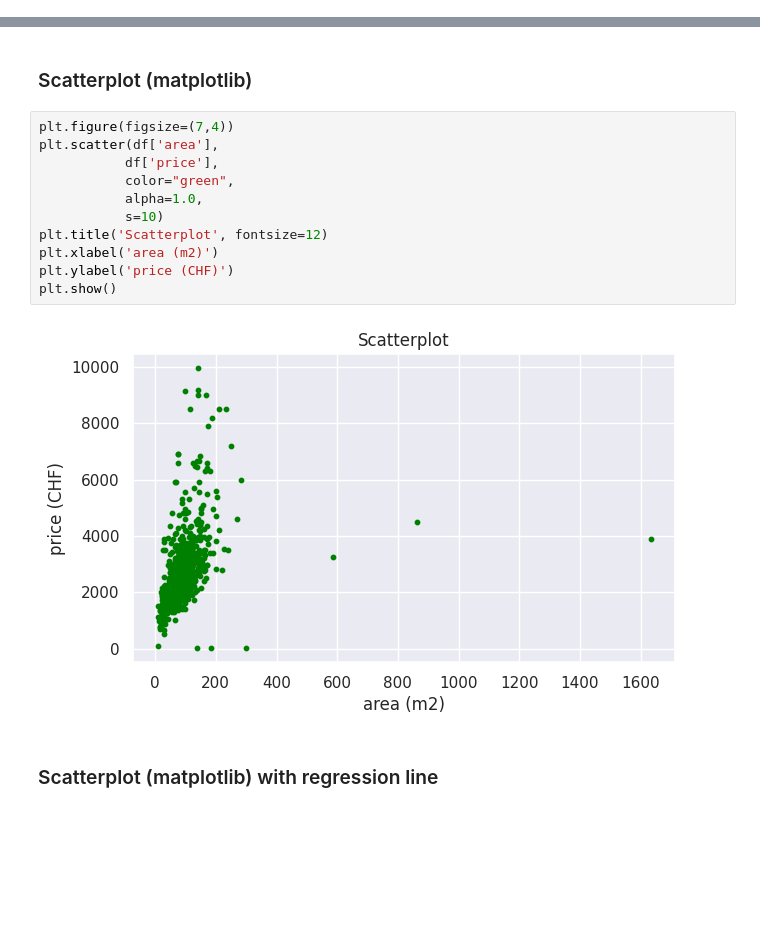
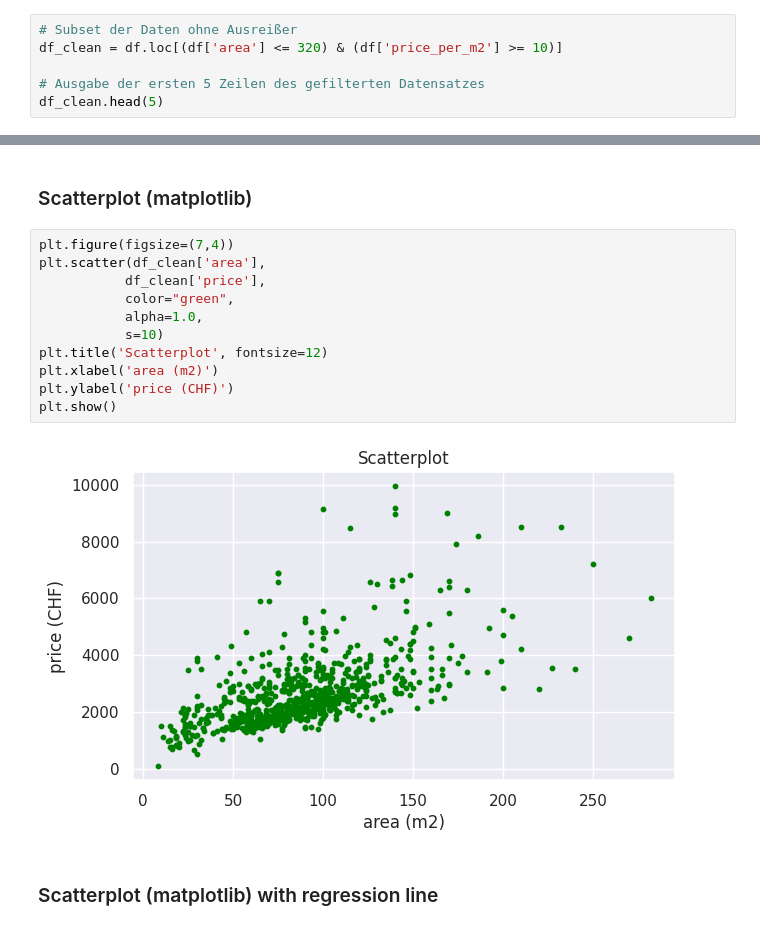
Before and after one commit to kaisest1/data_analytics, a Jupyter notebook: Week_04/exploratory_data_analysis_apartment_data.ipynb, the cells around one changed output, grey strips where cells are left out. Drawn from its saved outputs; the diff is of its cells as text; blank space fills up the shorter version.

```diff
--- a/Week_04/exploratory_data_analysis_apartment_data.ipynb
+++ b/Week_04/exploratory_data_analysis_apartment_data.ipynb
@@ -194,0 +197,6 @@ df[df['price_per_m2'] >= 100]
+# %%
+# Subset der Daten ohne Ausreißer
+df_clean = df.loc[(df['area'] <= 320) & (df['price_per_m2'] >= 10)]
+
+# Ausgabe der ersten 5 Zeilen des gefilterten Datensatzes
+df_clean.head(5)
@@ -461,17 +476,17 @@ plt.show()
 ### Scatterplot (matplotlib)
 # %%
 plt.figure(figsize=(7,4))
-plt.scatter(df['area'],
-           df['price'],
+plt.scatter(df_clean['area'],
+           df_clean['price'],
            color="green",
            alpha=1.0,
            s=10)
 plt.title('Scatterplot', fontsize=12)
 plt.xlabel('area (m2)')
 plt.ylabel('price (CHF)')
 plt.show()
 # %% [output]
-[figure, old version]
+[figure, new version]
 # %% [markdown]
 ### Scatterplot (matplotlib) with regression line
 # %%
```
Also changed, not shown: parts of 14 cells of this notebook.
